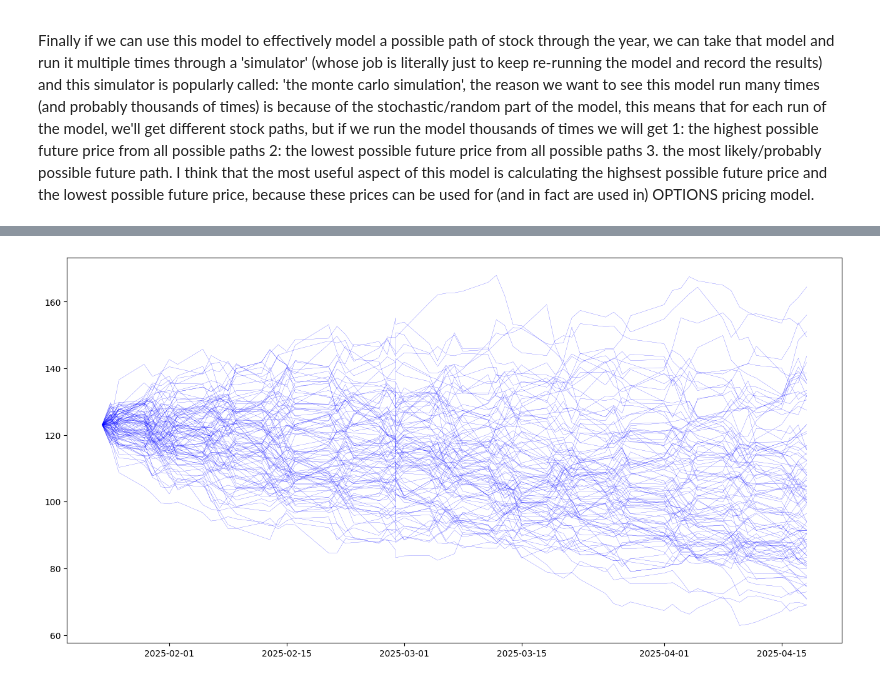
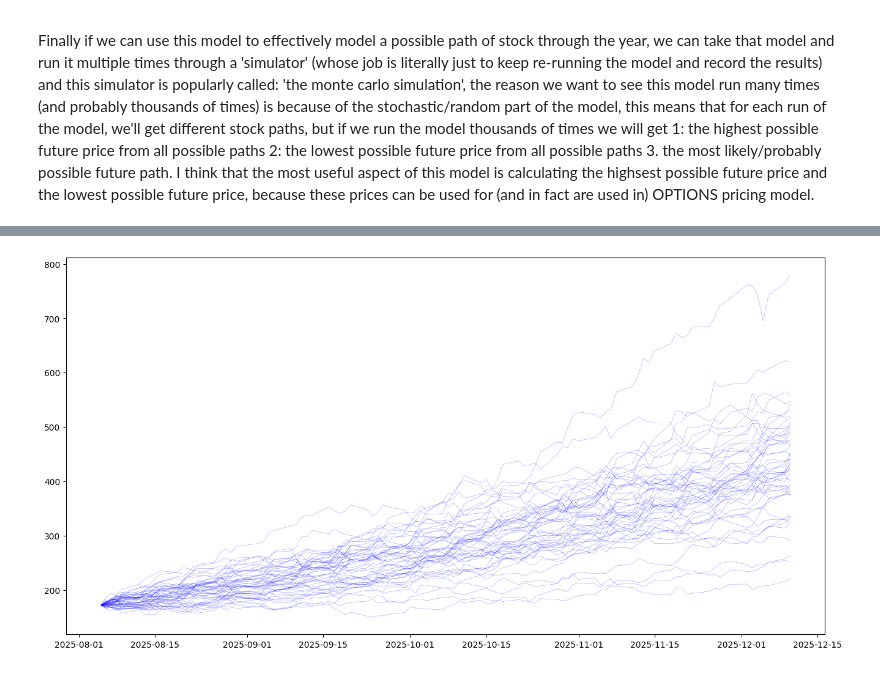
Before and after one commit to garthajon/QuantFinanceIntro, a Jupyter notebook: AMD_GeometricBrownianMotion_SDE_Monte_Carlo_future.ipynb, the cells around one changed output, grey strips where cells are left out. Drawn from its saved outputs; the diff is of its cells as text; code cells hidden in the pictures.

```diff
--- a/AMD_GeometricBrownianMotion_SDE_Monte_Carlo_future.ipynb
+++ b/AMD_GeometricBrownianMotion_SDE_Monte_Carlo_future.ipynb
@@ -86,7 +86,7 @@ import yfinance as yf
 
 # next we download a history of PLTR stock into a pandas dataframe called 'actual_hist'
 # note the use of the download method of the yfinance class
-actual_hist  = yf.download('AMD','2024-01-24','2025-01-24')
+actual_hist  = yf.download('AMD','2024-08-03','2025-08-03')
 
 # Move the index into a regular column
 actual_hist = actual_hist.reset_index()
@@ -250,34 +231,34 @@ Date
 
 # the model is created and run through a montecarlo simulation and the results are output in the results dataframe ST
 # note that the for each loop only tackles the number of rows/timesteps
 for i in range (1, n_t):
     # dS_2_S is 10000 changes in stock generated using the stochastic differential equation (time adjust drift plus random normally distributed
     # time adjusted volatility) - i.e 10000 time step stock adjustments - one for each of the 10000 models , for one day
     dS_2_S = mu60days*dt + daily_sigma60days*np.random.randn(n_mc)
     #dS_2_S = mu*dt + daily_sigma*np.random.randn(n_mc)
     # he next day's values become the previous days values plus the model adjustment (for each day)
     St.iloc[i] = St.iloc[i-1] + St.iloc[i-1]*dS_2_S
 
 
-last_60_days_initial = St.iloc[0:60]
+last_90_days_initial = St.iloc[0:90]
 
 # create a plot and randomly select a specific number of paths resulting from the simulation/model and visualise
 # and moreover display the results of the model against the actual historical price
 fig = plt.figure(figsize=(16,8))
 axl = fig.add_subplot(111)
 # the choice method of the numpy random class is used to randomly pick a number from 1 to 10000, and this is done 20 times which
 # also links to the for each loop being run 20 times - i.e. we pick 20 model results randomly from our set of model results 'ST'
-for i in np.random.choice(np.array(range(1,n_mc+1)), size=100):
+for i in np.random.choice(np.array(range(1,n_mc+1)), size=50):
    # the random selected above 'i' is used to select a column from the results of the model 'ST' and this pathway is then plotted  in blue
    # line thickness being 0.5
-   axl.plot(last_60_days_initial[i], 'b', lw=0.15)
+   axl.plot(last_90_days_initial[i], 'b', lw=0.15)
   #axl.plot(St[i], 'b', lw=0.25)
 
 
 
 
 # in addition to the 20 randomly picked results of the model we also now add the actuals as red thicker line to the plot
 #axl.plot(actual_hist['Close'],'r', lw=1 )
 plt.show()
 # %% [output]
-[figure, old version]
+[figure, new version]
```
Also changed, not shown: parts of 4 cells of this notebook.
